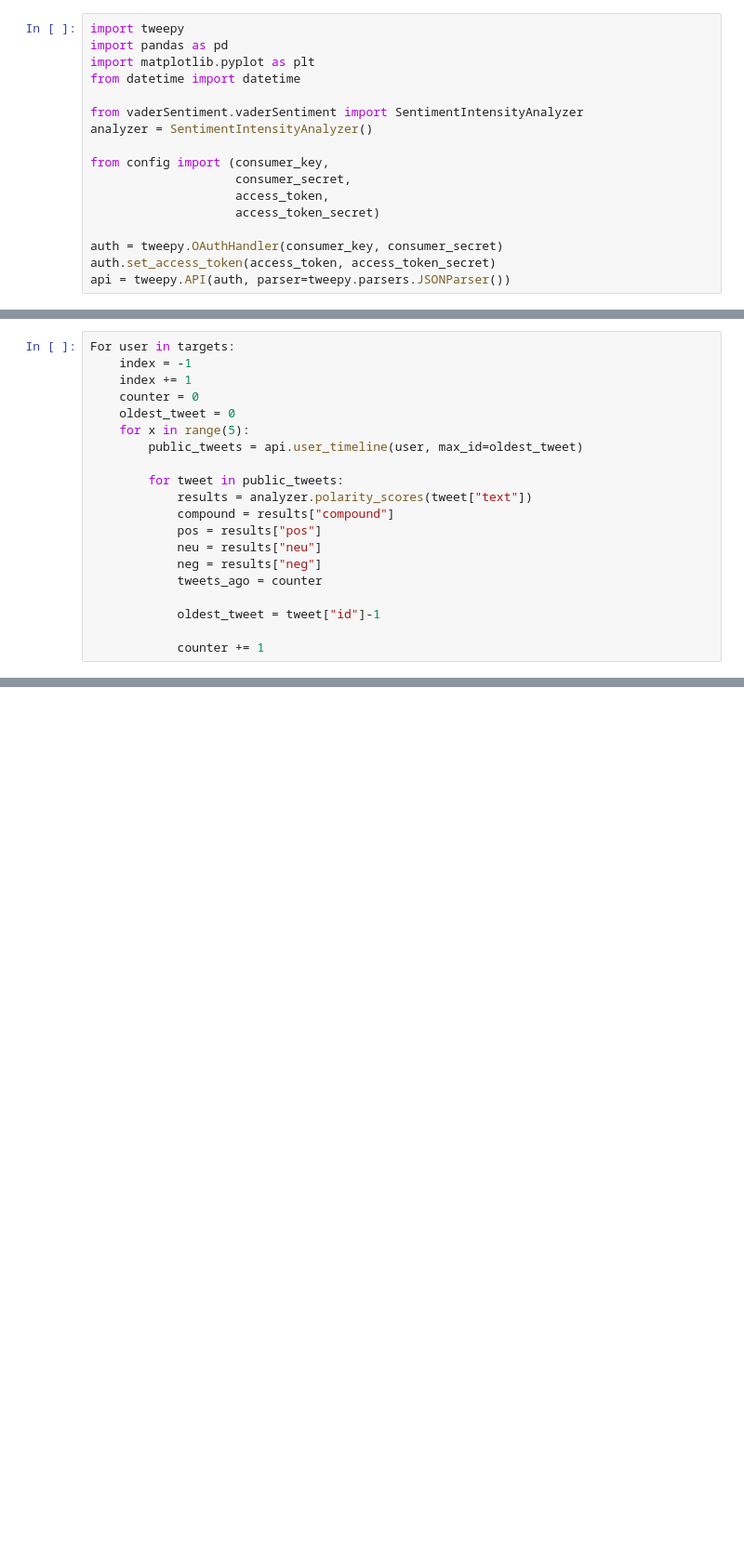
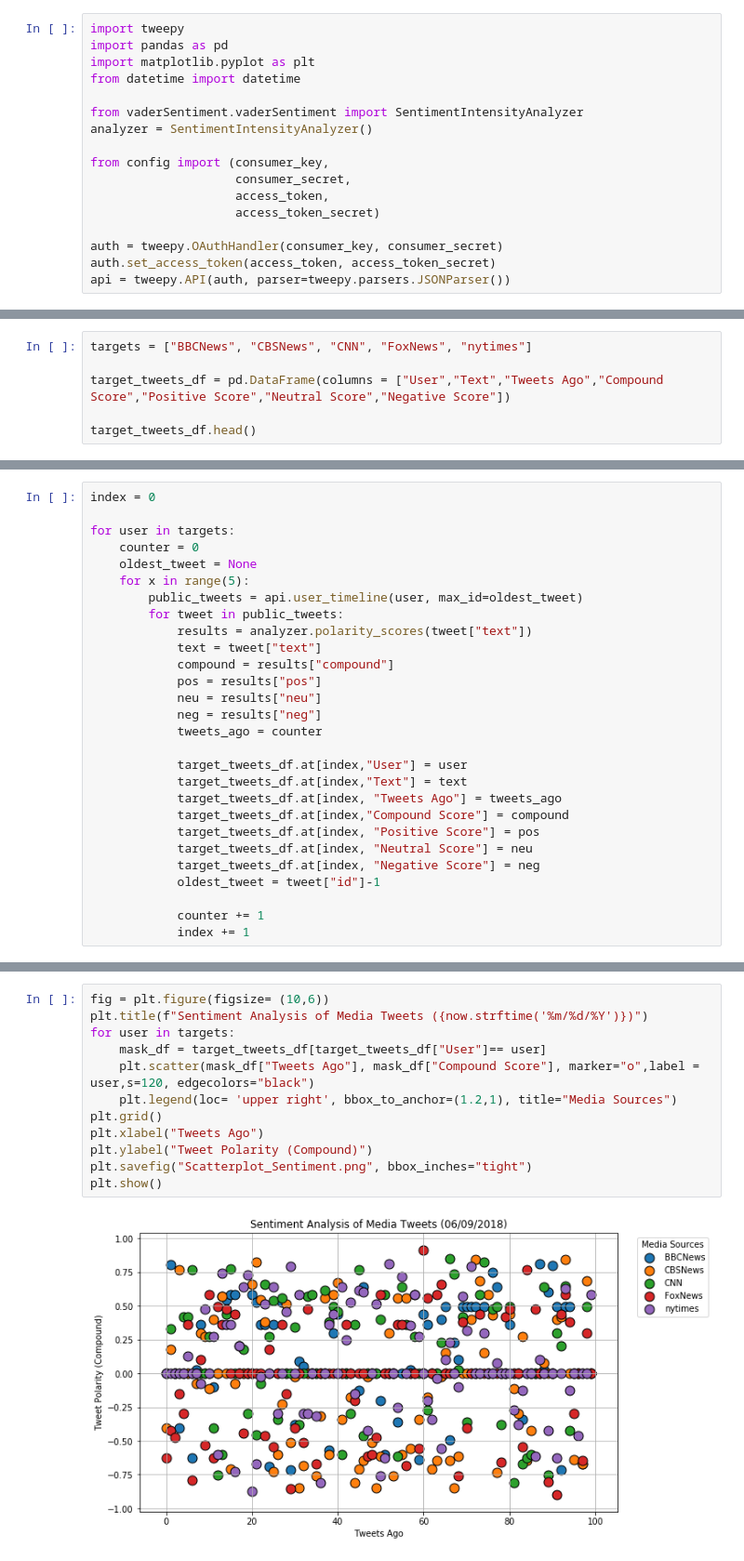
Before and after one commit to Vonnegood/UTDATACAMP, a Jupyter notebook: Tweepy/Tweepy Sentiments.ipynb, the cells around one changed output, grey strips where cells are left out. Shown: that part at 93% size. Drawn from its saved outputs; the diff is of its cells as text; blank space fills up the shorter version.

```diff
--- a/Tweepy/Tweepy Sentiments.ipynb
+++ b/Tweepy/Tweepy Sentiments.ipynb
@@ -19,0 +26,6 @@ targets = ["@BBCNews", "@CBSNews", "@CNN", "@FoxNews", "@nytimes"]
+# %%
+targets = ["BBCNews", "CBSNews", "CNN", "FoxNews", "nytimes"]
+
+target_tweets_df = pd.DataFrame(columns = ["User","Text","Tweets Ago","Compound Score","Positive Score","Neutral Score","Negative Score"])
+
+target_tweets_df.head()
@@ -20,20 +34,28 @@ targets = ["@BBCNews", "@CBSNews", "@CNN", "@FoxNews", "@nytimes"]
 # %%
-For user in targets:
-    index = -1
-    index += 1
+index = 0
+
+for user in targets:
     counter = 0
-    oldest_tweet = 0
+    oldest_tweet = None
     for x in range(5):
         public_tweets = api.user_timeline(user, max_id=oldest_tweet)
-
         for tweet in public_tweets:
             results = analyzer.polarity_scores(tweet["text"])
+            text = tweet["text"]
             compound = results["compound"]
             pos = results["pos"]
             neu = results["neu"]
             neg = results["neg"]
             tweets_ago = counter
 
+            target_tweets_df.at[index,"User"] = user
+            target_tweets_df.at[index,"Text"] = text
+            target_tweets_df.at[index, "Tweets Ago"] = tweets_ago
+            target_tweets_df.at[index,"Compound Score"] = compound
+            target_tweets_df.at[index, "Positive Score"] = pos
+            target_tweets_df.at[index, "Neutral Score"] = neu
+            target_tweets_df.at[index, "Negative Score"] = neg
             oldest_tweet = tweet["id"]-1
 
             counter += 1
+            index += 1
@@ -39,0 +64,14 @@ For user in targets:
+# %%
+fig = plt.figure(figsize= (10,6))
+plt.title(f"Sentiment Analysis of Media Tweets ({now.strftime('%m/%d/%Y')})")
+for user in targets:
+    mask_df = target_tweets_df[target_tweets_df["User"]== user]
+    plt.scatter(mask_df["Tweets Ago"], mask_df["Compound Score"], marker="o",label = user,s=120, edgecolors="black")
+    plt.legend(loc= 'upper right', bbox_to_anchor=(1.2,1), title="Media Sources")
+plt.grid()
+plt.xlabel("Tweets Ago")
+plt.ylabel("Tweet Polarity (Compound)")
+plt.savefig("Scatterplot_Sentiment.png", bbox_inches="tight")
+plt.show()
+# %% [output]
+[figure, added]
```
Also changed, not shown: parts of 7 cells of this notebook, 7 other files.
